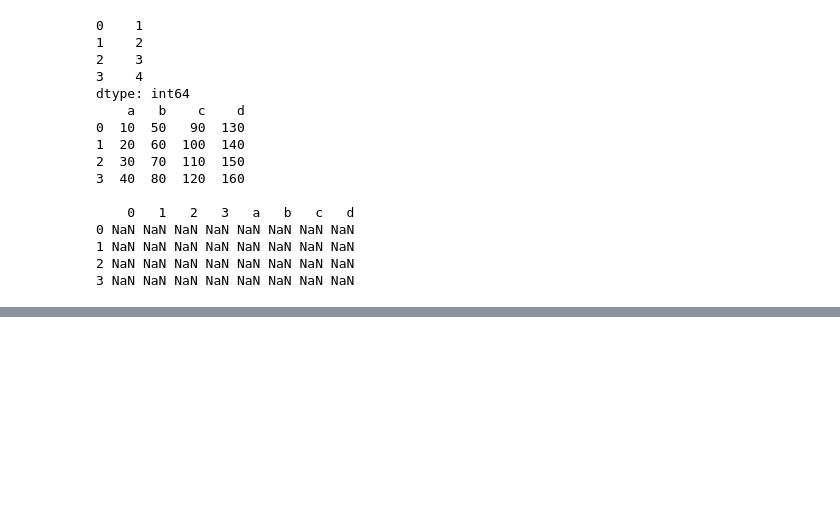
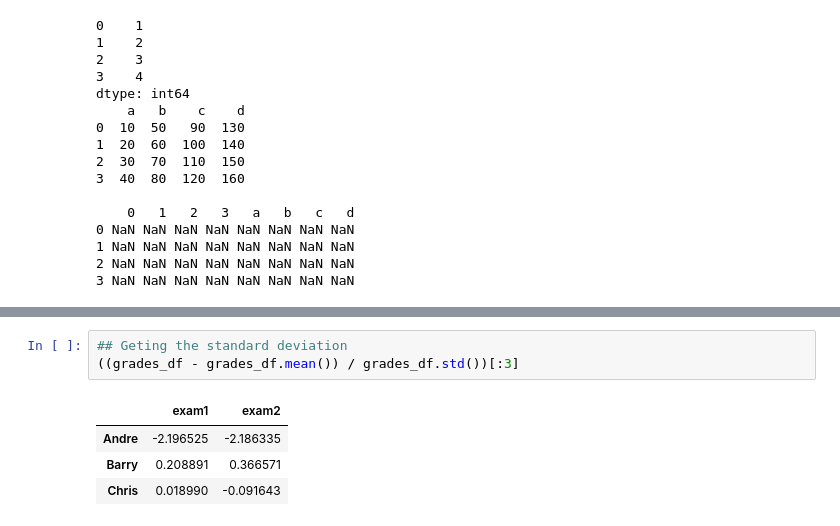
Before and after one commit to vagnercazarotto/MachineLearningSpecialization, a Jupyter notebook: Intro to Data Analysis/Adding Pandas to NumPy Series.ipynb, the cells around one changed output, grey strips where cells are left out. Cells and saved outputs as stored; diff of their text form; blank space fills up the shorter version.

```diff
--- a/Intro to Data Analysis/Untitled.ipynb
+++ b/Intro to Data Analysis/Adding Pandas to NumPy Series.ipynb
@@ -436,0 +532,8 @@ dtype: int64
+# %%
+## Geting the standard deviation
+((grades_df - grades_df.mean()) / grades_df.std())[:3]
+# %% [output]
+|  | exam1 | exam2 |
+| Andre | -2.196525 | -2.186335 |
+| Barry | 0.208891 | 0.366571 |
+| Chris | 0.018990 | -0.091643 |
```
Also changed, not shown: parts of 11 cells of this notebook.
